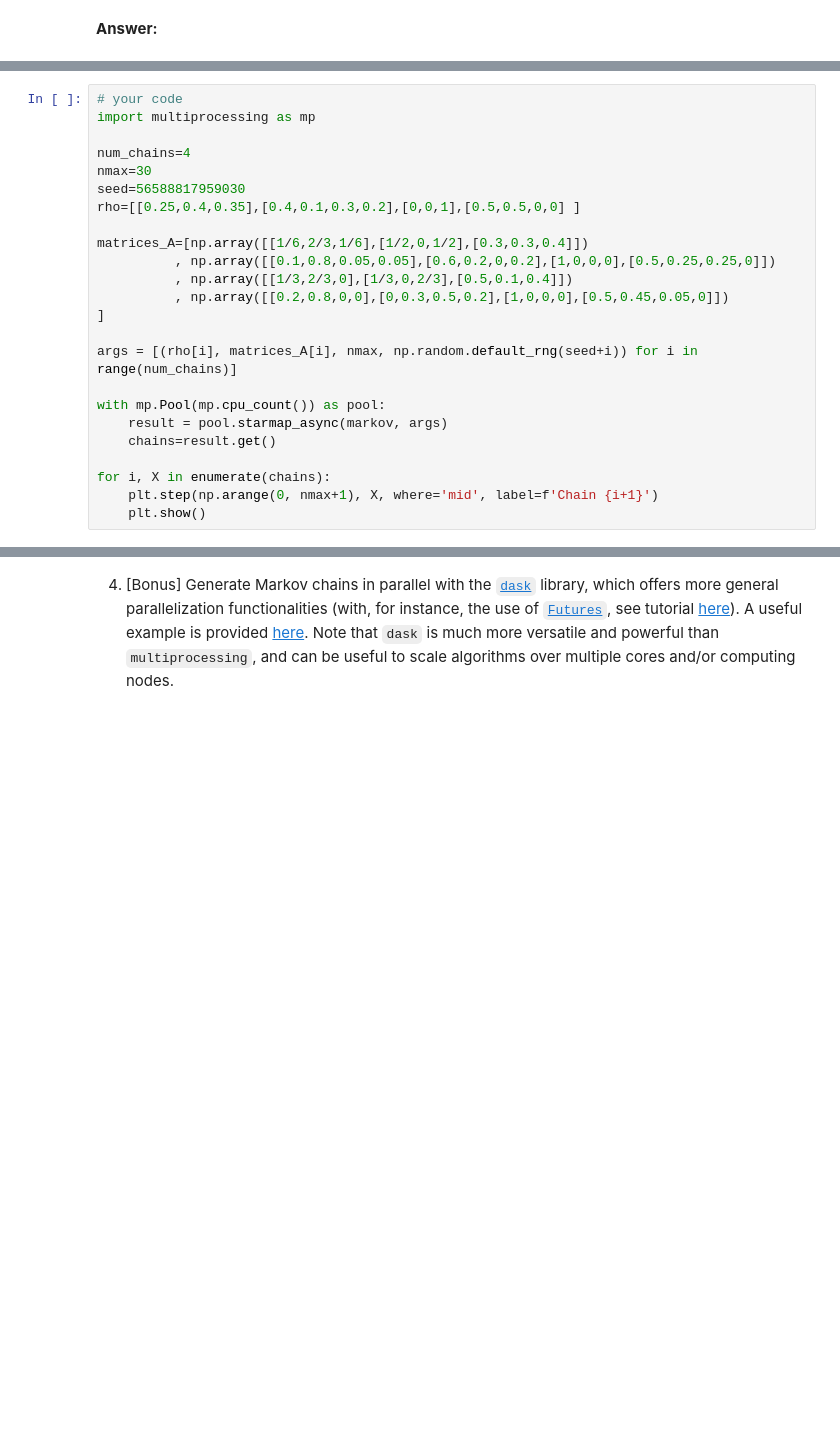
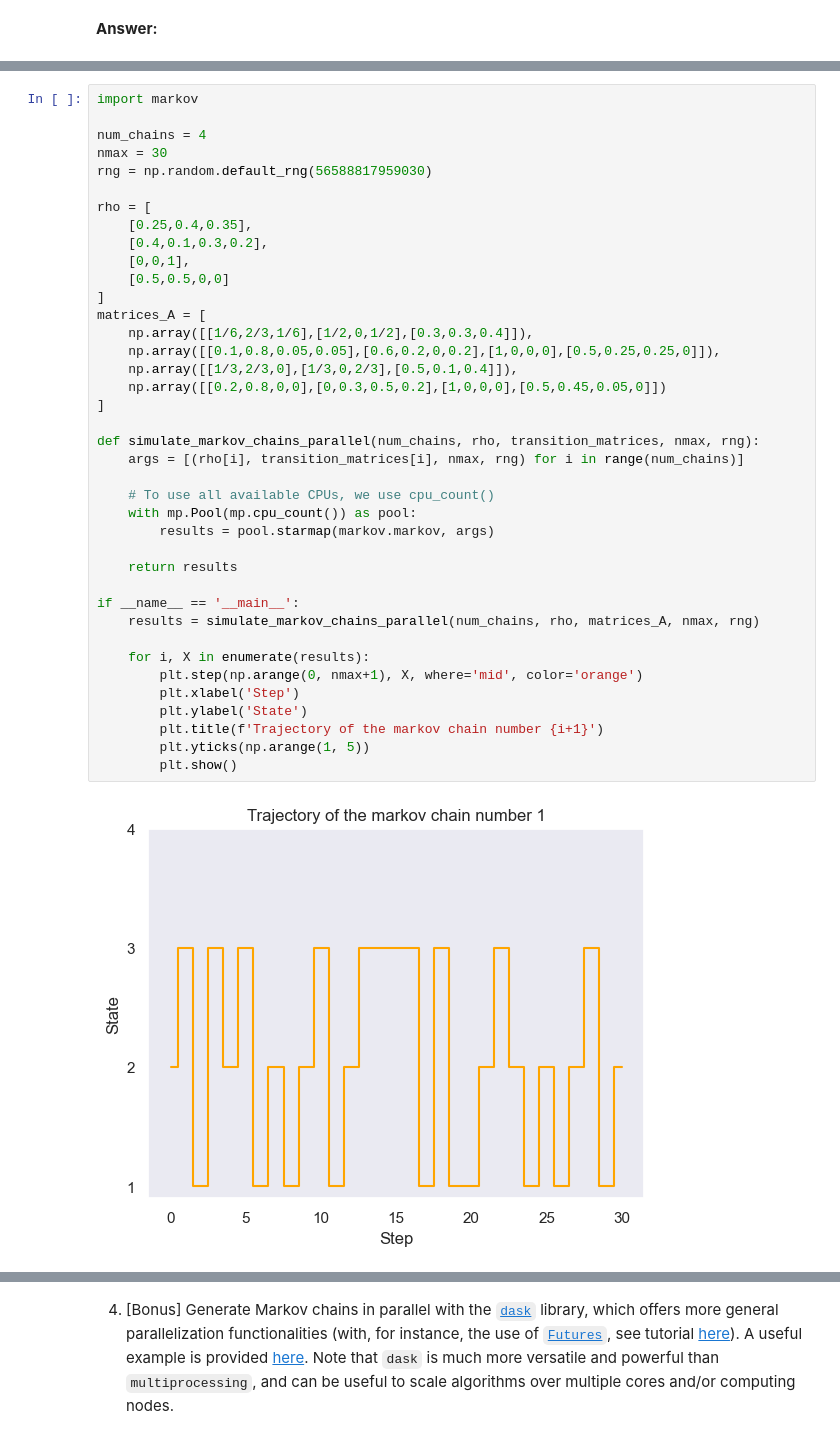
Before and after one commit to azagal952/sdi_python, a Jupyter notebook: Labs/Lab5/lab5.ipynb, the cells around one changed output, grey strips where cells are left out. Saved outputs shown, nothing was run; the diff lists cells and outputs as text; blank space fills up the shorter version.

Commit message:
LAB 5 - Exercise 2, multiprocessing :D

```diff
--- a/Labs/Lab5/lab5.ipynb
+++ b/Labs/Lab5/lab5.ipynb
@@ -216,24 +234,41 @@ for rho, A in zip (list_rho, matrices) :
 # %%
-# your code
-import multiprocessing as mp
+import markov
 
-num_chains=4
-nmax=30
-seed=56588817959030
-rho=[[0.25,0.4,0.35],[0.4,0.1,0.3,0.2],[0,0,1],[0.5,0.5,0,0] ]
+num_chains = 4
+nmax = 30
+rng = np.random.default_rng(56588817959030)
 
-matrices_A=[np.array([[1/6,2/3,1/6],[1/2,0,1/2],[0.3,0.3,0.4]])
-          , np.array([[0.1,0.8,0.05,0.05],[0.6,0.2,0,0.2],[1,0,0,0],[0.5,0.25,0.25,0]])
-          , np.array([[1/3,2/3,0],[1/3,0,2/3],[0.5,0.1,0.4]])
-          , np.array([[0.2,0.8,0,0],[0,0.3,0.5,0.2],[1,0,0,0],[0.5,0.45,0.05,0]])
+rho = [
+    [0.25,0.4,0.35],
+    [0.4,0.1,0.3,0.2],
+    [0,0,1],
+    [0.5,0.5,0,0]
+]
+matrices_A = [
+    np.array([[1/6,2/3,1/6],[1/2,0,1/2],[0.3,0.3,0.4]]),
+    np.array([[0.1,0.8,0.05,0.05],[0.6,0.2,0,0.2],[1,0,0,0],[0.5,0.25,0.25,0]]),
+    np.array([[1/3,2/3,0],[1/3,0,2/3],[0.5,0.1,0.4]]),
+    np.array([[0.2,0.8,0,0],[0,0.3,0.5,0.2],[1,0,0,0],[0.5,0.45,0.05,0]])
 ]
 
-args = [(rho[i], matrices_A[i], nmax, np.random.default_rng(seed+i)) for i in range(num_chains)]
+def simulate_markov_chains_parallel(num_chains, rho, transition_matrices, nmax, rng):
+    args = [(rho[i], transition_matrices[i], nmax, rng) for i in range(num_chains)]
 
-with mp.Pool(mp.cpu_count()) as pool:
-    result = pool.starmap_async(markov, args)
-    chains=result.get()
+    # To use all available CPUs, we use cpu_count()
+    with mp.Pool(mp.cpu_count()) as pool:
+        results = pool.starmap(markov.markov, args)
 
-for i, X in enumerate(chains):
-    plt.step(np.arange(0, nmax+1), X, where='mid', label=f'Chain {i+1}')
-    plt.show()
+    return results
+
+if __name__ == '__main__':
+    results = simulate_markov_chains_parallel(num_chains, rho, matrices_A, nmax, rng)
+
+    for i, X in enumerate(results):
+        plt.step(np.arange(0, nmax+1), X, where='mid', color='orange')
+        plt.xlabel('Step')
+        plt.ylabel('State')
+        plt.title(f'Trajectory of the markov chain number {i+1}')
+        plt.yticks(np.arange(1, 5))
+        plt.show()
+# %% [output]
+[figure, added]
```
Also changed, not shown: parts of 7 cells of this notebook, 3 other files.
